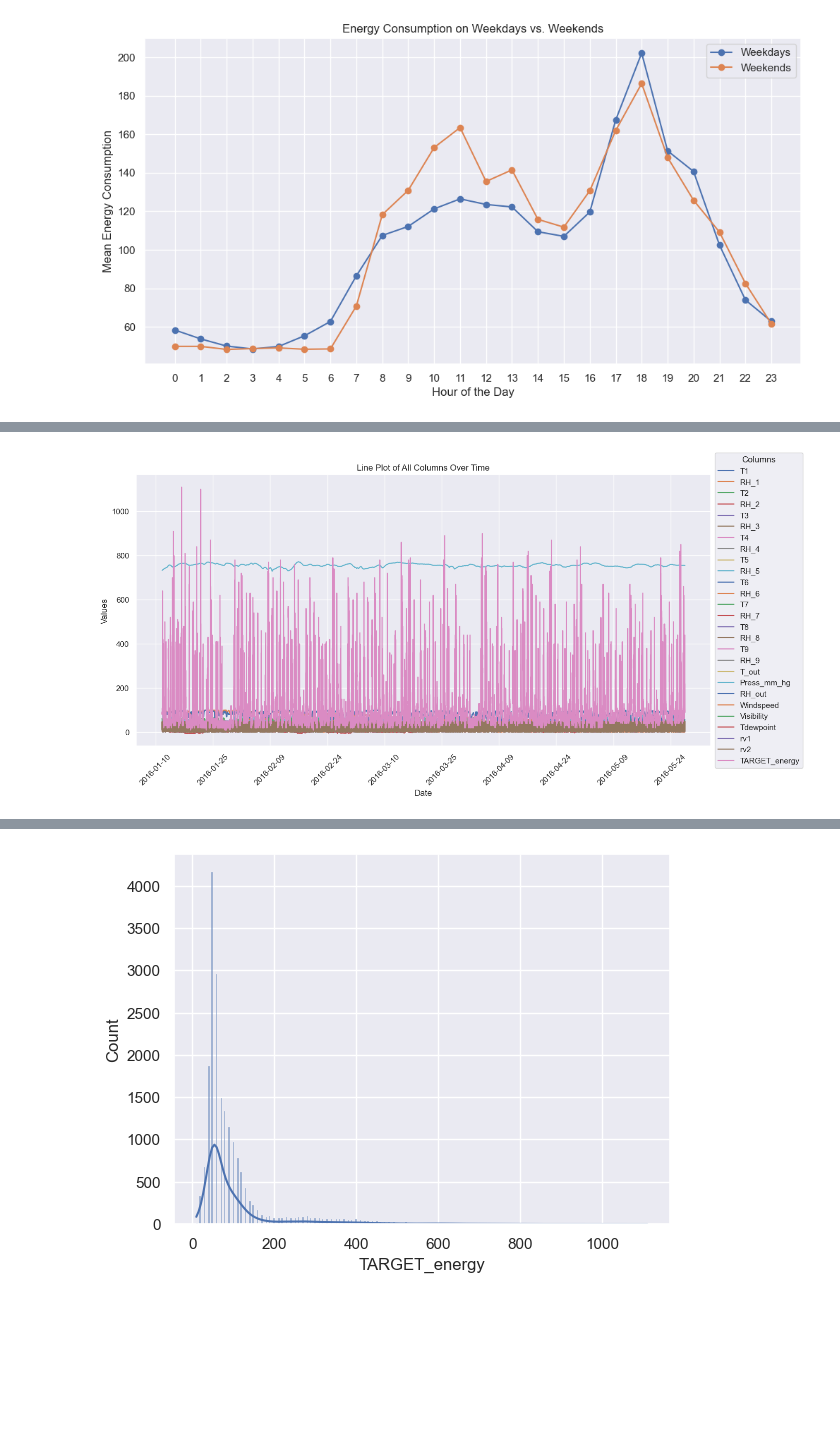
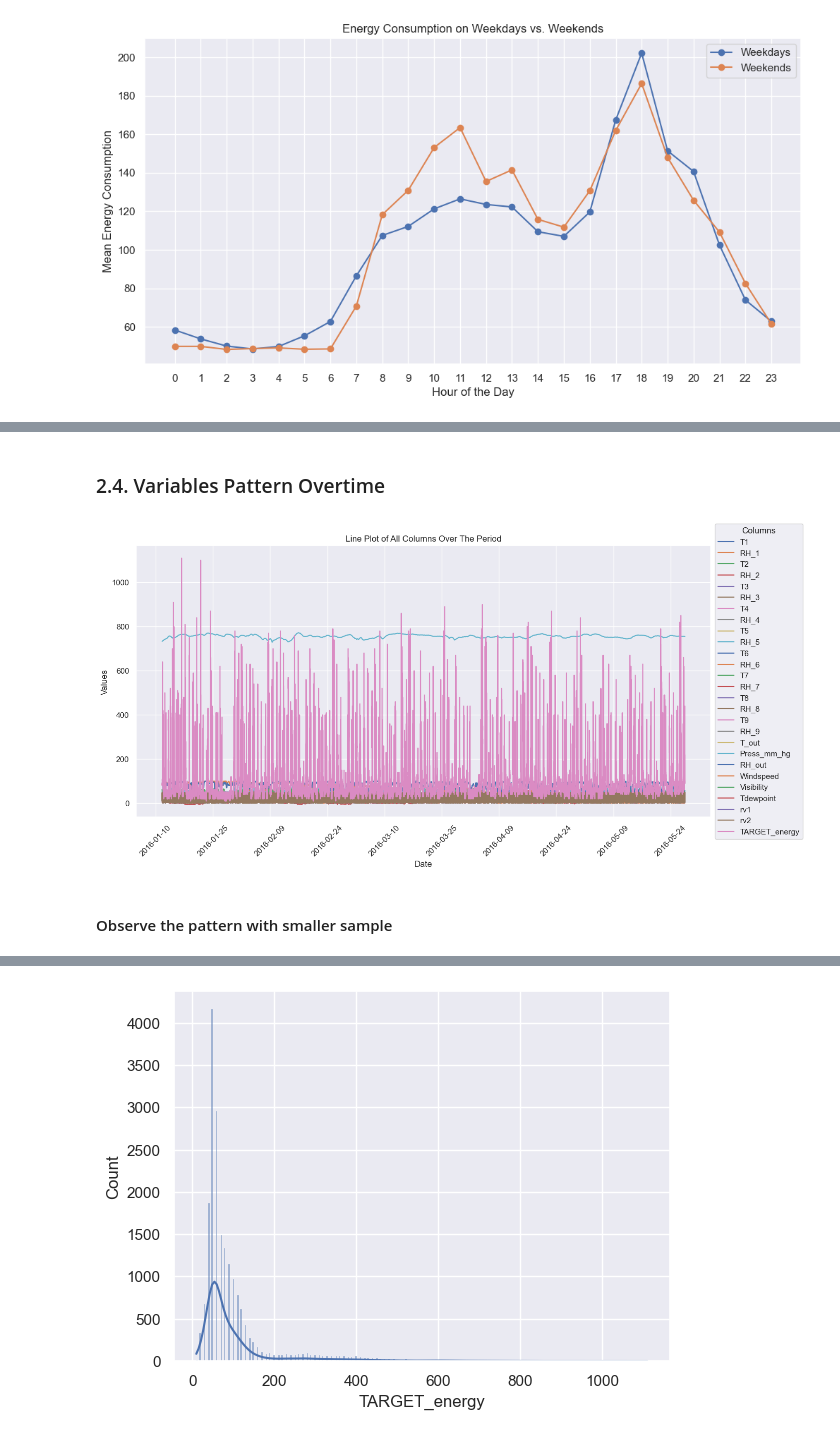
Before and after one commit to bitrao/Appliance-Energy-Use-Prediction, a Jupyter notebook: Energy-Used-Prediction.ipynb, the cells around one changed output, grey strips where cells are left out. Drawn from its saved outputs; the diff is of its cells as text; code cells hidden in the pictures; blank space fills up the shorter version.

```diff
--- a/Energy-Used-Prediction.ipynb
+++ b/Energy-Used-Prediction.ipynb
@@ -292,22 +315,26 @@ plt.show()
+# %% [markdown]
+### 2.4. Variables Pattern Overtime
 # %%
 # Set the figure size
 plt.figure(figsize=(14, 7))
 
 # Plot all columns against 'date'
 for column in df.columns:
     if column != 'date':  # Skip the 'date' column itself
         sns.lineplot(data=df, x='date', y=column, label=column)
 
 plt.legend(loc='center left', bbox_to_anchor=(1, 0.5), title='Columns')
 
 plt.xticks(rotation=45)  # Rotate dates for better readability
 plt.gca().xaxis.set_major_locator(plt.MaxNLocator(15))  # Show more date labels
 
-plt.title('Line Plot of All Columns Over Time')
+plt.title('Line Plot of All Columns Over The Period')
 plt.xlabel('Date')
 plt.ylabel('Values')
 plt.tight_layout()
 plt.show()
 # %% [output]
-[figure, old version]
+[figure, new version]
+# %% [markdown]
+#### Observe the pattern with smaller sample
 # %%
```
Also changed, not shown: parts of 16 cells of this notebook.
